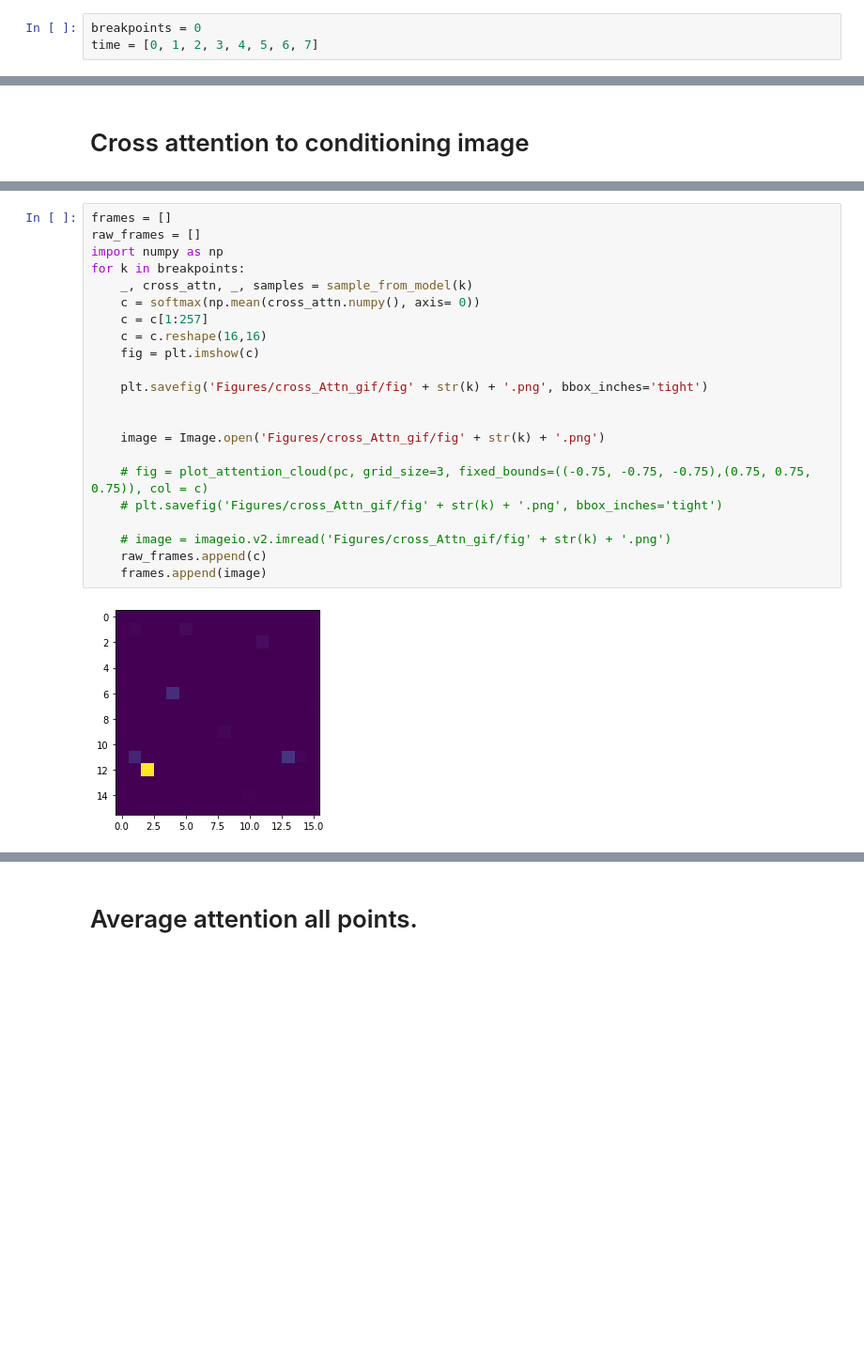
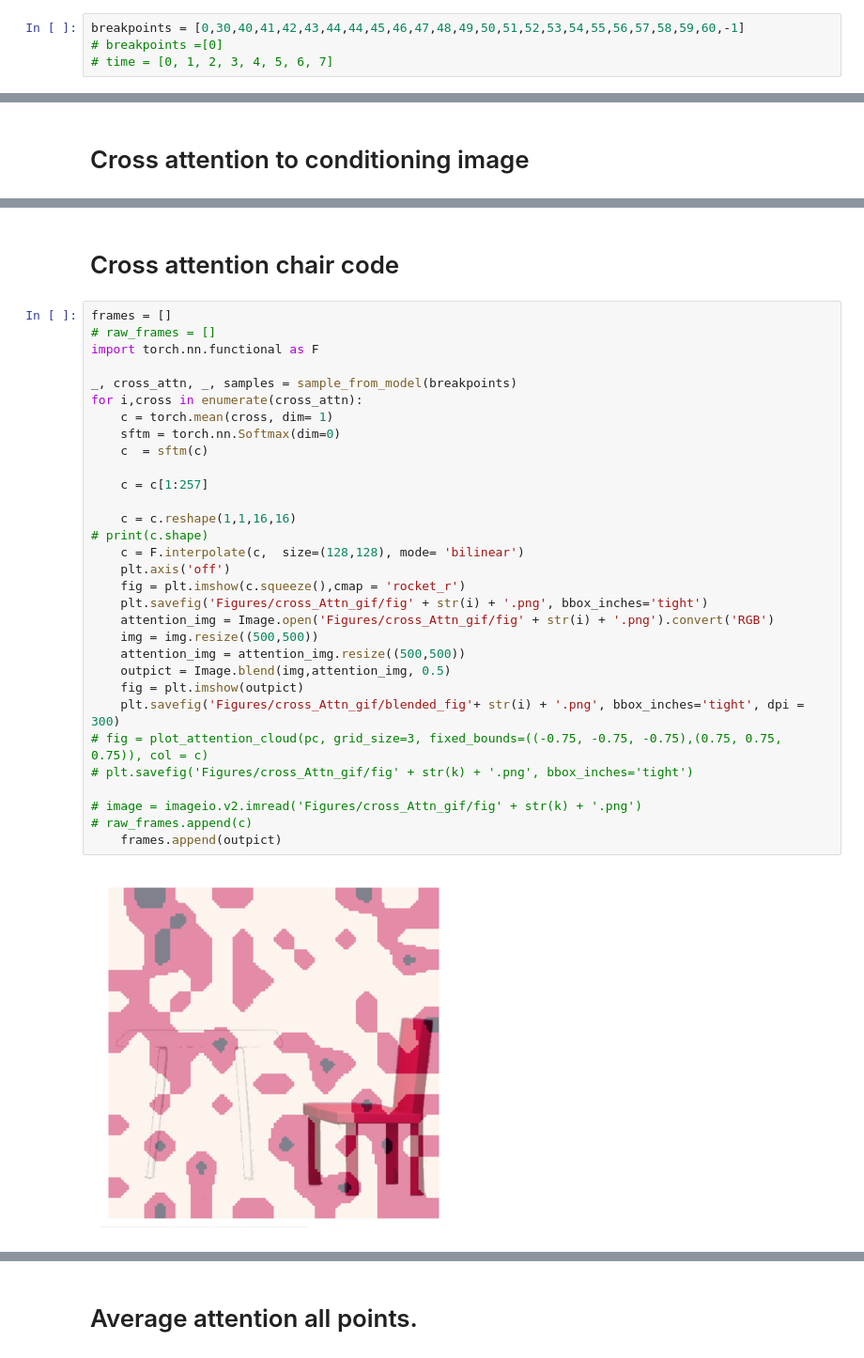
Before and after one commit to Bromosama/point_e_team10, a Jupyter notebook: point_e/examples/image2pointcloud-vO.ipynb, the cells around one changed output, grey strips where cells are left out. Shown at 94% size. Cells and saved outputs as stored; diff of their text form; blank space fills up the shorter version.

```diff
--- a/point_e/examples/image2pointcloud-vO.ipynb
+++ b/point_e/examples/image2pointcloud-vO.ipynb
@@ -137,3 +112,4 @@ def sample_from_model(breakpoint):
 # %%
-breakpoints = 0
-time = [0, 1, 2, 3, 4, 5, 6, 7]
+breakpoints = [0,30,40,41,42,43,44,44,45,46,47,48,49,50,51,52,53,54,55,56,57,58,59,60,-1]
+# breakpoints =[0]
+# time = [0, 1, 2, 3, 4, 5, 6, 7]
@@ -157,24 +124,35 @@ plt.show()
+# %% [markdown]
+# Cross attention chair code
 # %%
 frames = []
-raw_frames = []
-import numpy as np
-for k in breakpoints:
-    _, cross_attn, _, samples = sample_from_model(k)
-    c = softmax(np.mean(cross_attn.numpy(), axis= 0))
+# raw_frames = []
+import torch.nn.functional as F
+
+_, cross_attn, _, samples = sample_from_model(breakpoints)
+for i,cross in enumerate(cross_attn):
+    c = torch.mean(cross, dim= 1)
+    sftm = torch.nn.Softmax(dim=0)
+    c  = sftm(c)
+
     c = c[1:257]
-    c = c.reshape(16,16)
-    fig = plt.imshow(c)
 
-    plt.savefig('Figures/cross_Attn_gif/fig' + str(k) + '.png', bbox_inches='tight')
+    c = c.reshape(1,1,16,16)
+# print(c.shape)
+    c = F.interpolate(c,  size=(128,128), mode= 'bilinear')
+    plt.axis('off')
+    fig = plt.imshow(c.squeeze(),cmap = 'rocket_r')
+    plt.savefig('Figures/cross_Attn_gif/fig' + str(i) + '.png', bbox_inches='tight')
+    attention_img = Image.open('Figures/cross_Attn_gif/fig' + str(i) + '.png').convert('RGB')
+    img = img.resize((500,500))
+    attention_img = attention_img.resize((500,500))
+    outpict = Image.blend(img,attention_img, 0.5)
+    fig = plt.imshow(outpict)
+    plt.savefig('Figures/cross_Attn_gif/blended_fig'+ str(i) + '.png', bbox_inches='tight', dpi = 300)
+# fig = plot_attention_cloud(pc, grid_size=3, fixed_bounds=((-0.75, -0.75, -0.75),(0.75, 0.75, 0.75)), col = c)
+# plt.savefig('Figures/cross_Attn_gif/fig' + str(k) + '.png', bbox_inches='tight')
 
-
-    image = Image.open('Figures/cross_Attn_gif/fig' + str(k) + '.png')
-
-    # fig = plot_attention_cloud(pc, grid_size=3, fixed_bounds=((-0.75, -0.75, -0.75),(0.75, 0.75, 0.75)), col = c)
-    # plt.savefig('Figures/cross_Attn_gif/fig' + str(k) + '.png', bbox_inches='tight')
-
-    # image = imageio.v2.imread('Figures/cross_Attn_gif/fig' + str(k) + '.png')
-    raw_frames.append(c)
-    frames.append(image)
+# image = imageio.v2.imread('Figures/cross_Attn_gif/fig' + str(k) + '.png')
+# raw_frames.append(c)
+    frames.append(outpict)
 # %% [output]
-[figure, old version]
+[figure, new version]
```
Also changed, not shown: parts of 17 cells of this notebook.
